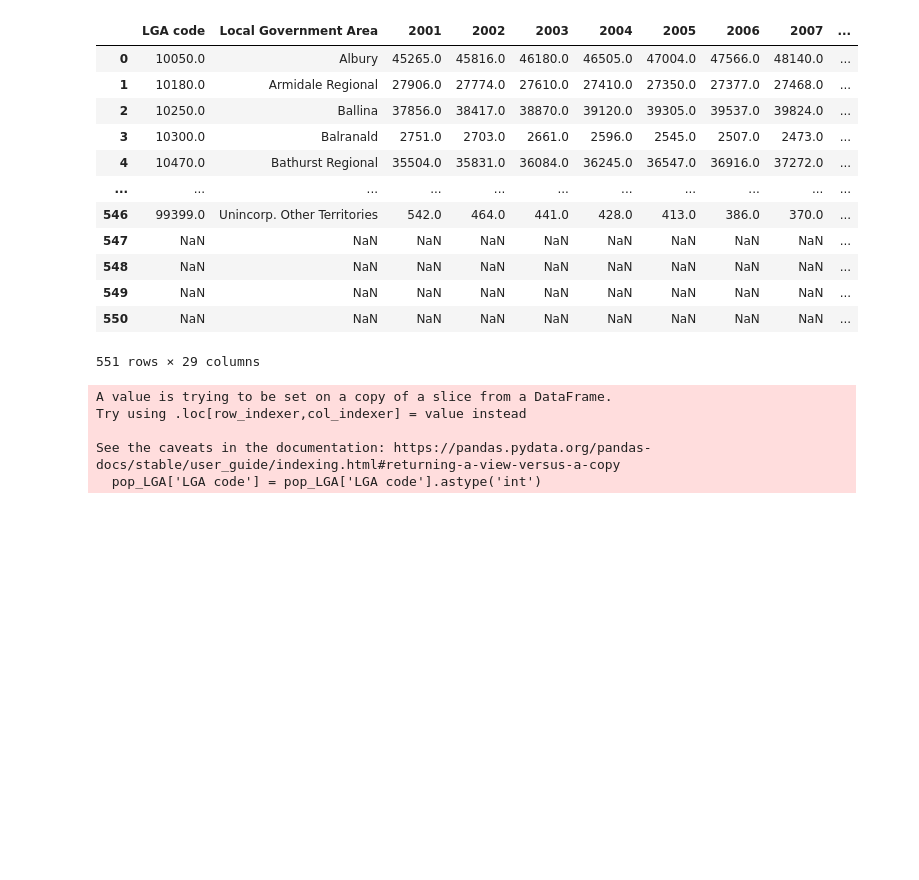
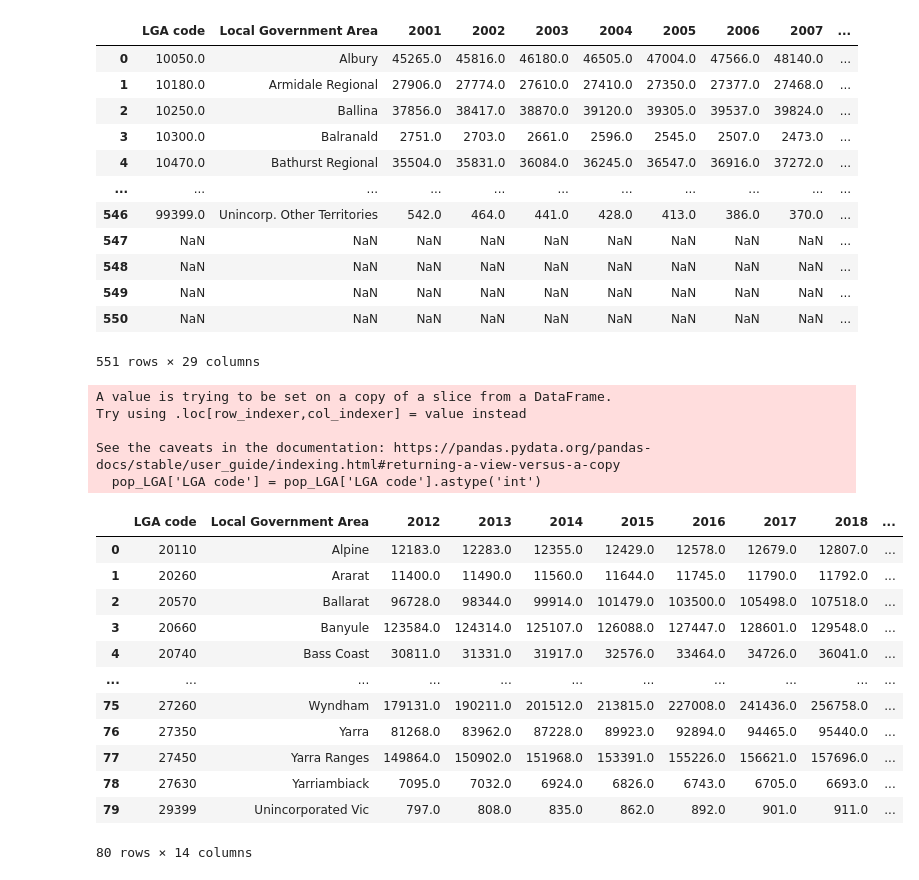
Before and after one commit to MAST30034-Applied-Data-Science/generic-real-estate-consulting-project-18, a Jupyter notebook: notebooks/Preprocessing_population.ipynb, the cells around one changed output. Drawn from its saved outputs; the diff is of its cells as text; code cells hidden in the pictures; blank space fills up the shorter version.

```diff
--- a/notebooks/Preprocessing_population.ipynb
+++ b/notebooks/Preprocessing_population.ipynb
@@ -130,6 +130,22 @@ LGA_full = pd.merge(pop_LGA, LGA_lookup, how="inner", on=["LGA code"])
 # drops columns from the LGA lookup as they exist already in the LGA pop column
 
 LGA_full.drop(LGA_full.iloc[:, 14:18], inplace=True, axis=1)
+# %%
+LGA_full
+# %% [output]
+|  | LGA code | Local Government Area | 2012 | 2013 | 2014 | 2015 | 2016 | 2017 | 2018 | ... |
+| 0 | 20110 | Alpine | 12183.0 | 12283.0 | 12355.0 | 12429.0 | 12578.0 | 12679.0 | 12807.0 | ... |
+| 1 | 20260 | Ararat | 11400.0 | 11490.0 | 11560.0 | 11644.0 | 11745.0 | 11790.0 | 11792.0 | ... |
+| 2 | 20570 | Ballarat | 96728.0 | 98344.0 | 99914.0 | 101479.0 | 103500.0 | 105498.0 | 107518.0 | ... |
+| 3 | 20660 | Banyule | 123584.0 | 124314.0 | 125107.0 | 126088.0 | 127447.0 | 128601.0 | 129548.0 | ... |
+| 4 | 20740 | Bass Coast | 30811.0 | 31331.0 | 31917.0 | 32576.0 | 33464.0 | 34726.0 | 36041.0 | ... |
+| ... | ... | ... | ... | ... | ... | ... | ... | ... | ... | ... |
+| 75 | 27260 | Wyndham | 179131.0 | 190211.0 | 201512.0 | 213815.0 | 227008.0 | 241436.0 | 256758.0 | ... |
+| 76 | 27350 | Yarra | 81268.0 | 83962.0 | 87228.0 | 89923.0 | 92894.0 | 94465.0 | 95440.0 | ... |
+| 77 | 27450 | Yarra Ranges | 149864.0 | 150902.0 | 151968.0 | 153391.0 | 155226.0 | 156621.0 | 157696.0 | ... |
+| 78 | 27630 | Yarriambiack | 7095.0 | 7032.0 | 6924.0 | 6826.0 | 6743.0 | 6705.0 | 6693.0 | ... |
+| 79 | 29399 | Unincorporated Vic | 797.0 | 808.0 | 835.0 | 862.0 | 892.0 | 901.0 | 911.0 | ... |
+80 rows × 14 columns
 # %%
 # exports these dataframes into a csv file
 
```
Also changed, not shown: 1 other file.
